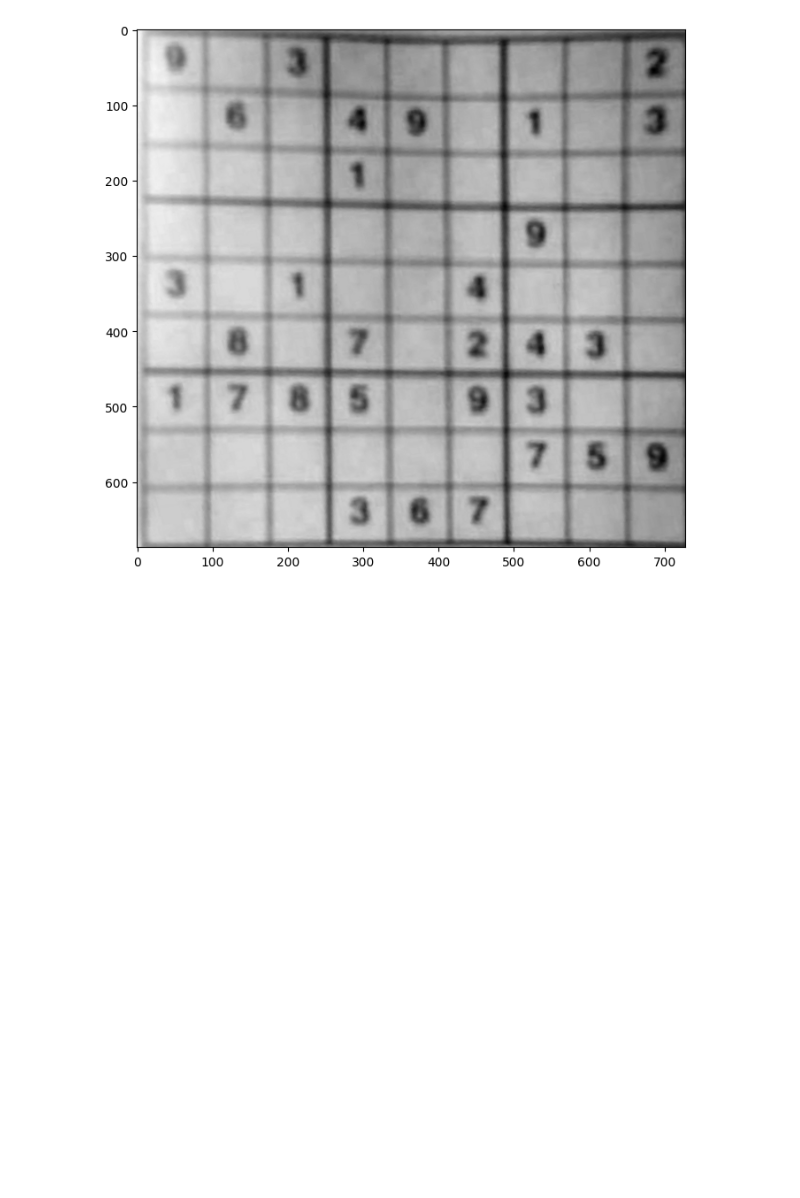
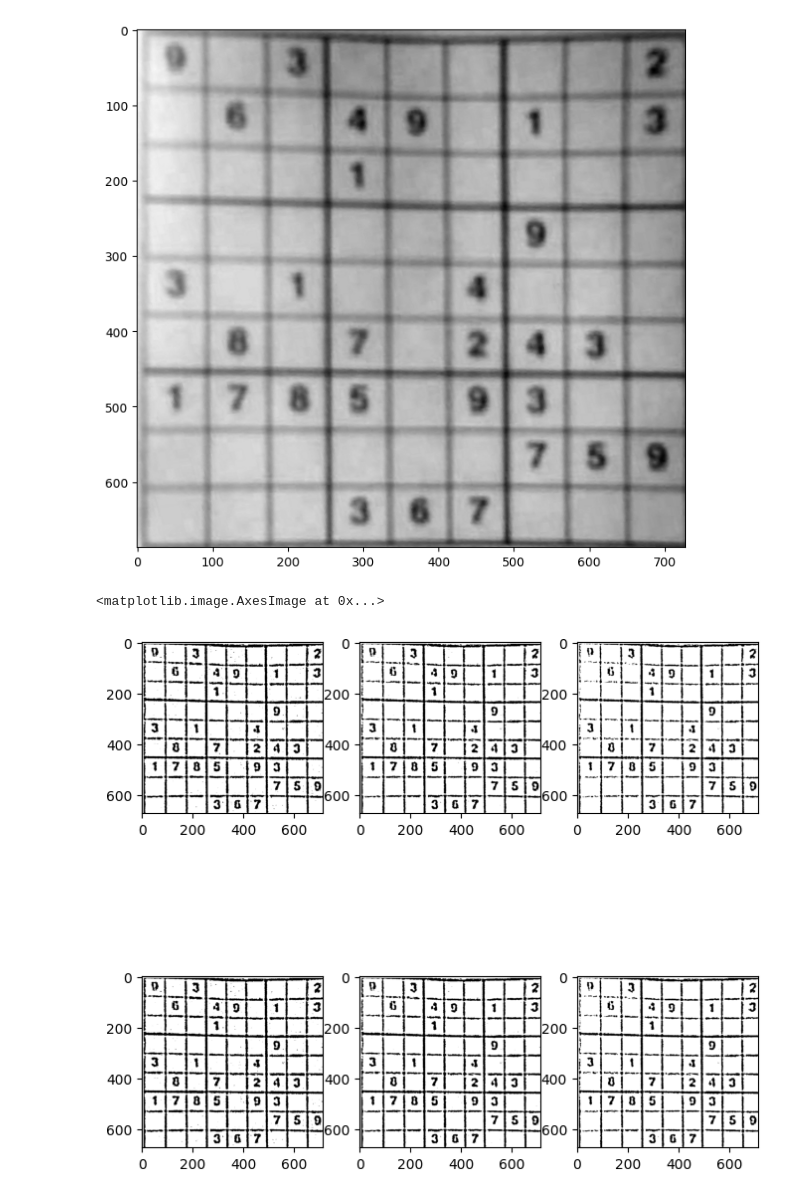
Before and after one commit to RanitGupta/Sudoku_Solver, a Jupyter notebook: Sudoku_Solver.ipynb, the cells around one changed output. Saved outputs shown, nothing was run; the diff lists cells and outputs as text; code cells hidden in the pictures; blank space fills up the shorter version.

Commit message:
Added readability to the final grid image

```diff
--- a/Sudoku_Solver.ipynb
+++ b/Sudoku_Solver.ipynb
@@ -332,3 +332,14 @@ plot.imshow(board, cmap = 'gray')
 # %% [output]
 <matplotlib.image.AxesImage at 0x...>
 [figure]
+# %%
+f, plot = plt.subplots(2, 3, figsize=(8,8))
+plot[0,0].imshow(adaptive_thresh(board, 15, 5, 3)[2], cmap='gray')
+plot[0,1].imshow(adaptive_thresh(board, 15, 5, 4)[2], cmap='gray')
+plot[0,2].imshow(adaptive_thresh(board, 15, 5, 5)[2], cmap='gray')
+plot[1,0].imshow(adaptive_thresh(board, 15, 6, 3)[2], cmap='gray')
+plot[1,1].imshow(adaptive_thresh(board, 15, 6, 4)[2], cmap='gray')
+plot[1,2].imshow(adaptive_thresh(board, 15, 6, 5)[2], cmap='gray')
+# %% [output]
+<matplotlib.image.AxesImage at 0x...>
+[figure, added]
```
Also changed, not shown: parts of 2 cells of this notebook.
